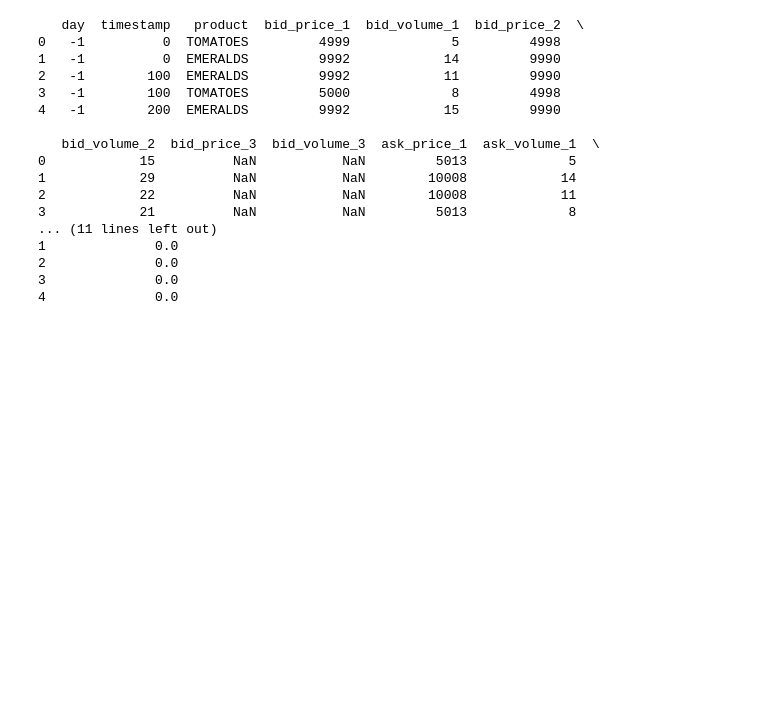
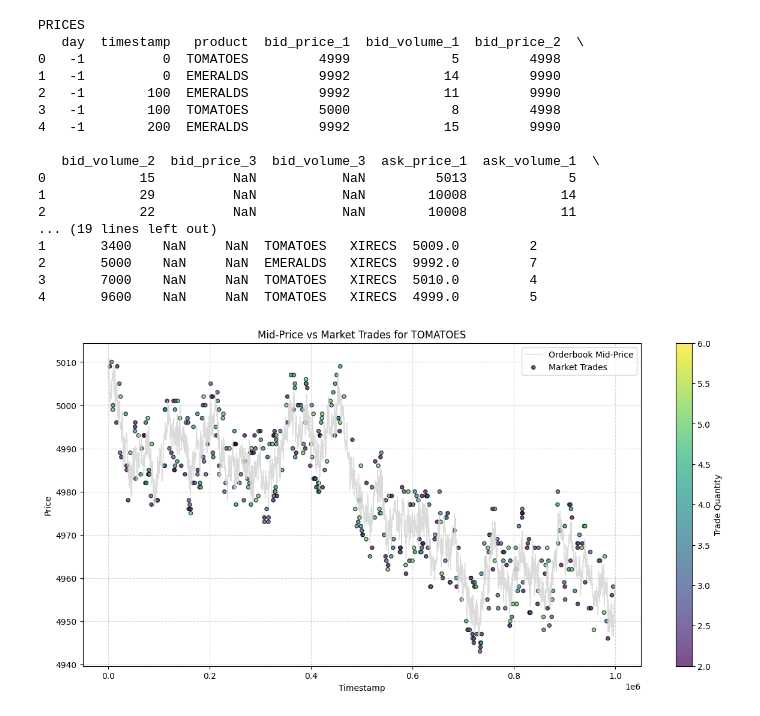
Before and after one commit to avighnajha/Prosperity2026, a Jupyter notebook: tutorial/research.ipynb, the cells around one changed output. Cells and saved outputs as stored; diff of their text form; code cells hidden in the pictures; blank space fills up the shorter version.

```diff
--- a/tutorial/research.ipynb
+++ b/tutorial/research.ipynb
@@ -1,9 +1,16 @@
 # %%
 import pandas as pd
+import matplotlib.pyplot as plt
 
-df = pd.read_csv('data/prices_round_0_day_-1.csv', delimiter=';')
-print(df.head())
+print("PRICES")
+prices_df = pd.read_csv('data/prices_round_0_day_-1.csv', delimiter=';')
+print(prices_df.head())
+
+print("TRADES")
+trades_df = pd.read_csv('data/trades_round_0_day_-1.csv', delimiter=';')
+print(trades_df.head())
 # %% [output]
+PRICES
    day  timestamp   product  bid_price_1  bid_volume_1  bid_price_2  \
 0   -1          0  TOMATOES         4999             5         4998
 1   -1          0  EMERALDS         9992            14         9990
@@ -15,9 +22,44 @@ print(df.head())
 0            15          NaN           NaN         5013             5
 1            29          NaN           NaN        10008            14
 2            22          NaN           NaN        10008            11
-3            21          NaN           NaN         5013             8
-... (11 lines left out)
-1              0.0
-2              0.0
-3              0.0
-4              0.0
+... (19 lines left out)
+1       3400    NaN     NaN  TOMATOES   XIRECS  5009.0         2
+2       5000    NaN     NaN  EMERALDS   XIRECS  9992.0         7
+3       7000    NaN     NaN  TOMATOES   XIRECS  5010.0         4
+4       9600    NaN     NaN  TOMATOES   XIRECS  4999.0         5
+# %%
+# 2. Filter for a specific product (e.g., 'AMETHYSTS' or 'STARFRUIT')
+product = 'TOMATOES'
+prod_prices = prices_df[prices_df['product'] == product].copy()
+prod_trades = trades_df[trades_df['symbol'] == product].copy()
+
+# 3. Calculate Mid-Price
+# Mid-Price = (Best Bid + Best Ask) / 2
+prod_prices['mid_price'] = (prod_prices['bid_price_1'] + prod_prices['ask_price_1']) / 2
+
+# 4. Plotting
+plt.figure(figsize=(15, 7))
+
+# Plot the Mid-Price line (The "Book")
+plt.plot(prod_prices['timestamp'], prod_prices['mid_price'],
+         label='Orderbook Mid-Price', color='lightgray', alpha=0.8, linewidth=1)
+
+# Overlay the Market Trades (The "Action")
+# We use a scatter plot because trades happen at discrete, "random" timestamps
+plt.scatter(prod_trades['timestamp'], prod_trades['price'],
+            c=prod_trades['quantity'], cmap='viridis', label='Market Trades',
+            s=20, edgecolors='black', alpha=0.7)
+
+plt.colorbar(label='Trade Quantity')
+plt.title(f'Mid-Price vs Market Trades for {product}')
+plt.xlabel('Timestamp')
+plt.ylabel('Price')
+plt.legend()
+plt.grid(True, which='both', linestyle='--', alpha=0.5)
+
+# Optional: Zoom in on a specific 5000ms window to see the "Lead" effect
+# plt.xlim(10000, 15000)
+
+plt.show()
+# %% [output]
+[figure, added]
```
Also changed, not shown: 1 other file.
